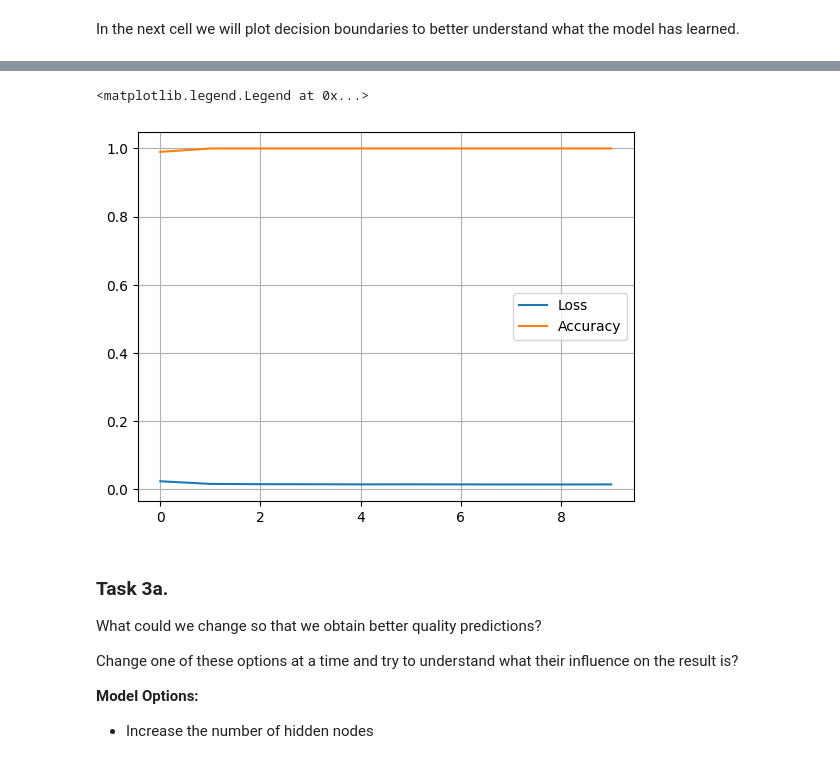
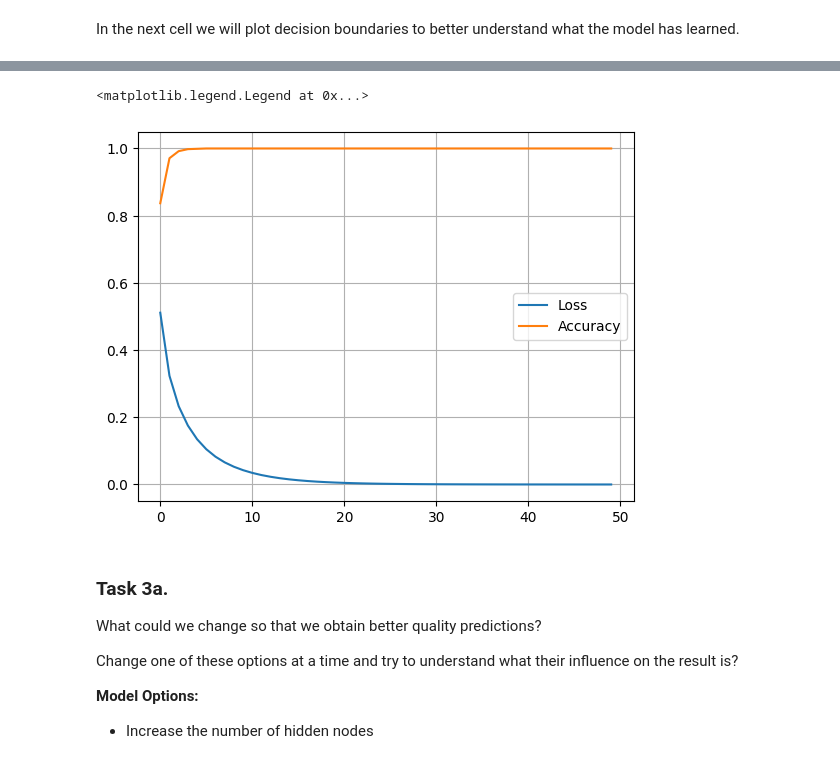
Before and after one commit to Suhejl/MLDM_Labs, a Jupyter notebook: week6/L06_Neural_Networks.ipynb, the cells around one changed output, grey strips where cells are left out. Drawn from its saved outputs; the diff is of its cells as text; code cells hidden in the pictures.

```diff
--- a/week6/L06_Neural_Networks.ipynb
+++ b/week6/L06_Neural_Networks.ipynb
@@ -552,11 +559,16 @@ keras.utils.set_random_seed(999)
 model = Sequential()
 model.add(Dense(3, input_shape=(2,), use_bias=True))
 model.add(Activation("relu"))
-model.add(Dense(1, input_shape=(3,), use_bias=True))
+model.add(Dense(3, use_bias=True))
 model.add(Activation("relu"))
-model.compile(optimizer="sgd", loss="mse", metrics=['accuracy'])
+model.add(Dense(3, use_bias=True))
+model.add(Activation("relu"))
+model.add(Dense(1, use_bias=True))
+model.add(Activation("sigmoid"))
 
-history = model.fit(X, y, epochs=10, batch_size=1)
+model.compile(optimizer="adam", loss="binary_crossentropy", metrics=['accuracy'])
+
+history = model.fit(X, y, epochs=50, batch_size=2)
 
 plt.plot(history.history['loss'], label="Loss")
 plt.plot(history.history['accuracy'], label="Accuracy")
@@ -586,5 +595,5 @@ Epoch 10/10
 <matplotlib.legend.Legend at 0x...>
-[figure, old version]
+[figure, new version]
 # %% [markdown]
 ### Task 3a.
 
```
Also changed, not shown: parts of 8 cells of this notebook.
